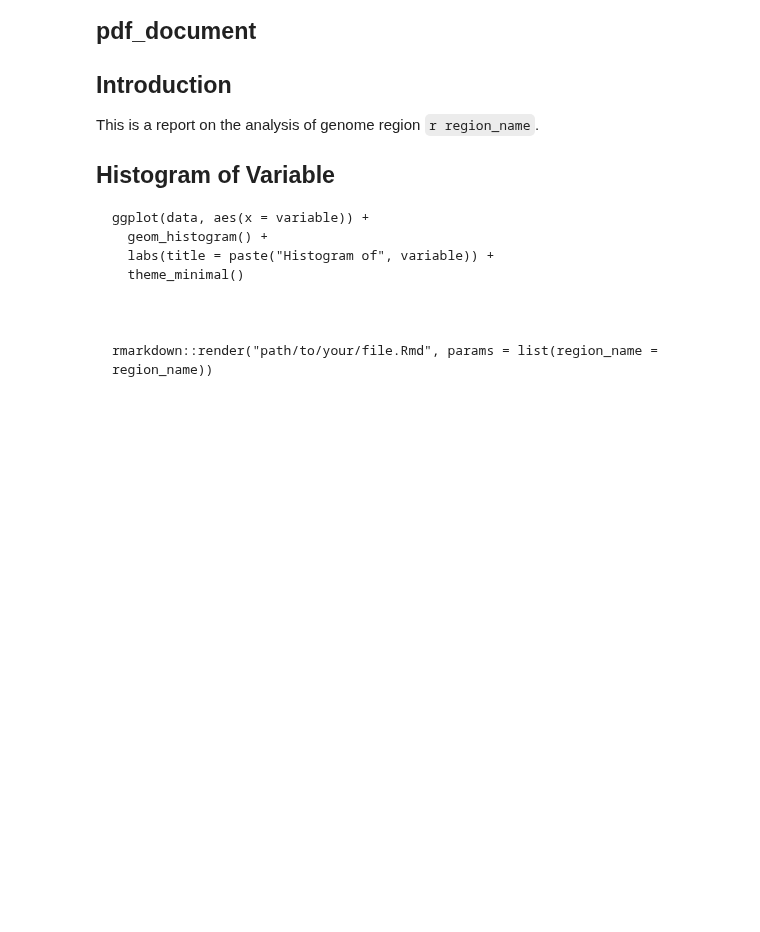
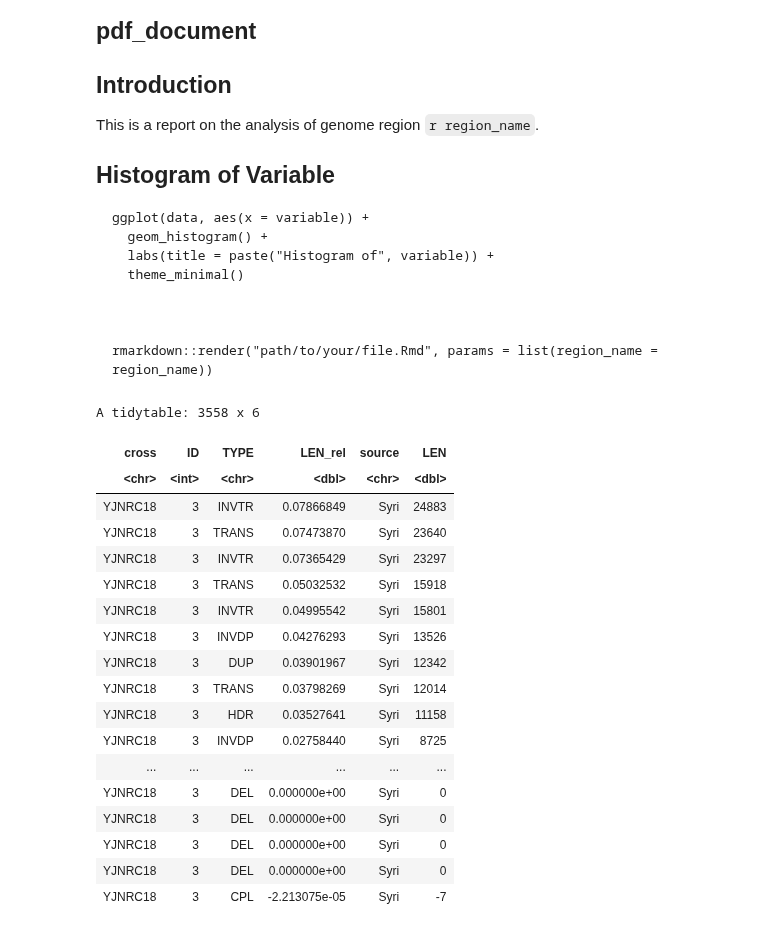
Before and after one commit to jnrunge/TRD, a Jupyter notebook: 03_GenomicSignals/03_PutItAllTogether.ipynb, the cells around one changed output. Saved outputs shown, nothing was run; the diff lists cells and outputs as text; code cells hidden in the pictures; blank space fills up the shorter version.

```diff
--- a/03_GenomicSignals/03_PutItAllTogether.ipynb
+++ b/03_GenomicSignals/03_PutItAllTogether.ipynb
@@ -59,0 +312,22 @@ rmarkdown::render("path/to/your/file.Rmd", params = list(region_name = region_na
+# %%
+SV_data%>%filter(ID==3 & source == "Syri") %>% arrange(-LEN_rel)
+# %% [output]
+A tidytable: 3558 x 6
+| cross | ID | TYPE | LEN_rel | source | LEN |
+| <chr> | <int> | <chr> | <dbl> | <chr> | <dbl> |
+| YJNRC18 | 3 | INVTR | 0.07866849 | Syri | 24883 |
+| YJNRC18 | 3 | TRANS | 0.07473870 | Syri | 23640 |
+| YJNRC18 | 3 | INVTR | 0.07365429 | Syri | 23297 |
+| YJNRC18 | 3 | TRANS | 0.05032532 | Syri | 15918 |
+| YJNRC18 | 3 | INVTR | 0.04995542 | Syri | 15801 |
+| YJNRC18 | 3 | INVDP | 0.04276293 | Syri | 13526 |
+| YJNRC18 | 3 | DUP | 0.03901967 | Syri | 12342 |
+| YJNRC18 | 3 | TRANS | 0.03798269 | Syri | 12014 |
+| YJNRC18 | 3 | HDR | 0.03527641 | Syri | 11158 |
+| YJNRC18 | 3 | INVDP | 0.02758440 | Syri | 8725 |
+| ... | ... | ... | ... | ... | ... |
+| YJNRC18 | 3 | DEL | 0.000000e+00 | Syri | 0 |
+| YJNRC18 | 3 | DEL | 0.000000e+00 | Syri | 0 |
+| YJNRC18 | 3 | DEL | 0.000000e+00 | Syri | 0 |
+| YJNRC18 | 3 | DEL | 0.000000e+00 | Syri | 0 |
+| YJNRC18 | 3 | CPL | -2.213075e-05 | Syri | -7 |
```
Also changed, not shown: parts of 12 cells of this notebook, 6 other files.
